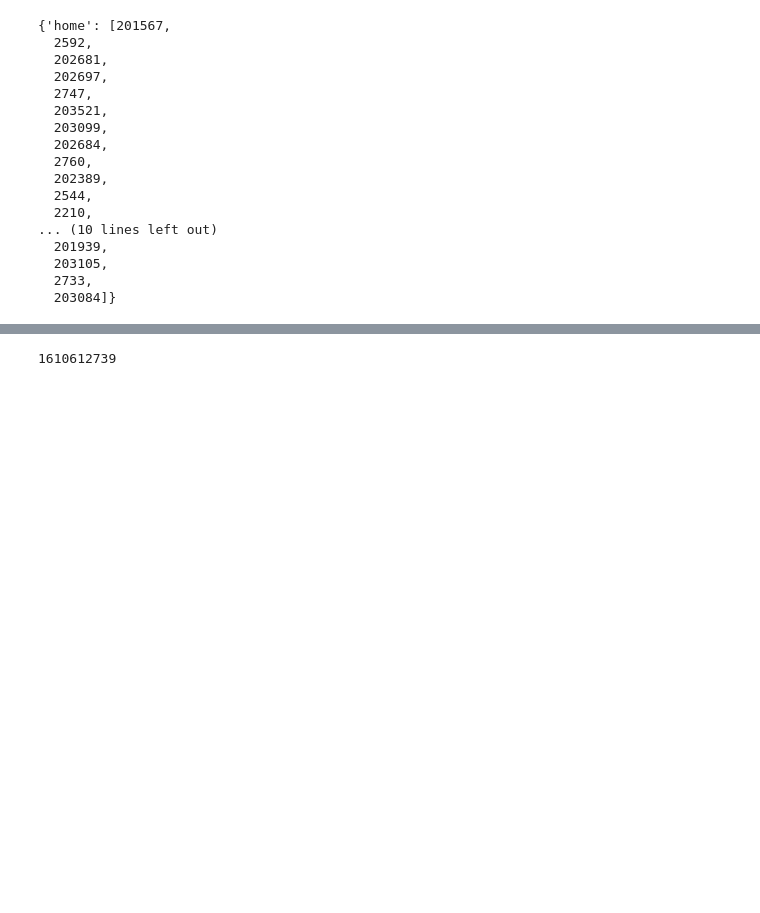
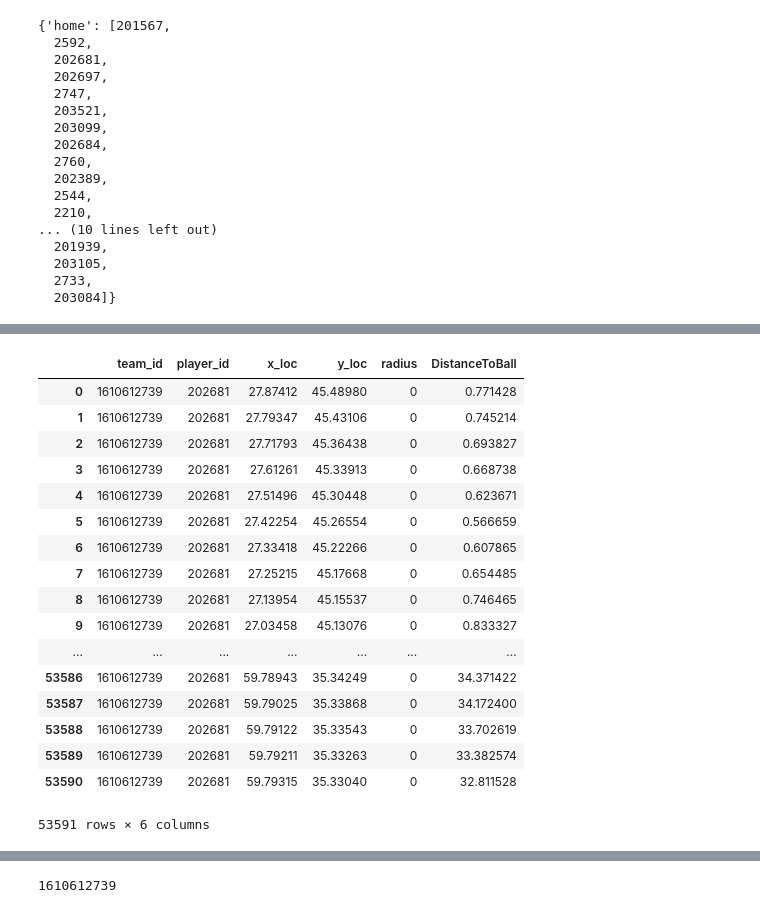
Before and after one commit to billmwong/FiveThirtyGreat, a Jupyter notebook: player-with-ball-distance.ipynb, the cells around one changed output, grey strips where cells are left out. Cells and saved outputs as stored; diff of their text form; code cells hidden in the pictures; blank space fills up the shorter version.

```diff
--- a/player-with-ball-distance.ipynb
+++ b/player-with-ball-distance.ipynb
@@ -141,0 +158,31 @@ See the caveats in the documentation: http://pandas.pydata.org/pandas-docs/stabl
+# %%
+df = getMoments(data)
+df.head(10)
+ball.reset_index(drop=True, inplace =True)
+steph.reset_index(drop=True, inplace =True)
+steph.reset_index(drop=True, inplace =True)
+def dist(data, ball):
+    data["DistanceToBall"] = np.sqrt((data["x_loc"] -ball["x_loc"])**2+ (data["y_loc"] -ball["y_loc"])**2)
+# %%
+irving.reset_index(drop=True, inplace =True)
+dist(irving, ball)
+irving
+# %% [output]
+|  | team_id | player_id | x_loc | y_loc | radius | DistanceToBall |
+| 0 | 1610612739 | 202681 | 27.87412 | 45.48980 | 0 | 0.771428 |
+| 1 | 1610612739 | 202681 | 27.79347 | 45.43106 | 0 | 0.745214 |
+| 2 | 1610612739 | 202681 | 27.71793 | 45.36438 | 0 | 0.693827 |
+| 3 | 1610612739 | 202681 | 27.61261 | 45.33913 | 0 | 0.668738 |
+| 4 | 1610612739 | 202681 | 27.51496 | 45.30448 | 0 | 0.623671 |
+| 5 | 1610612739 | 202681 | 27.42254 | 45.26554 | 0 | 0.566659 |
+| 6 | 1610612739 | 202681 | 27.33418 | 45.22266 | 0 | 0.607865 |
+| 7 | 1610612739 | 202681 | 27.25215 | 45.17668 | 0 | 0.654485 |
+| 8 | 1610612739 | 202681 | 27.13954 | 45.15537 | 0 | 0.746465 |
+| 9 | 1610612739 | 202681 | 27.03458 | 45.13076 | 0 | 0.833327 |
+| ... | ... | ... | ... | ... | ... | ... |
+| 53586 | 1610612739 | 202681 | 59.78943 | 35.34249 | 0 | 34.371422 |
+| 53587 | 1610612739 | 202681 | 59.79025 | 35.33868 | 0 | 34.172400 |
+| 53588 | 1610612739 | 202681 | 59.79122 | 35.33543 | 0 | 33.702619 |
+| 53589 | 1610612739 | 202681 | 59.79211 | 35.33263 | 0 | 33.382574 |
+| 53590 | 1610612739 | 202681 | 59.79315 | 35.33040 | 0 | 32.811528 |
+53591 rows × 6 columns
```
Also changed, not shown: parts of 4 cells of this notebook.
